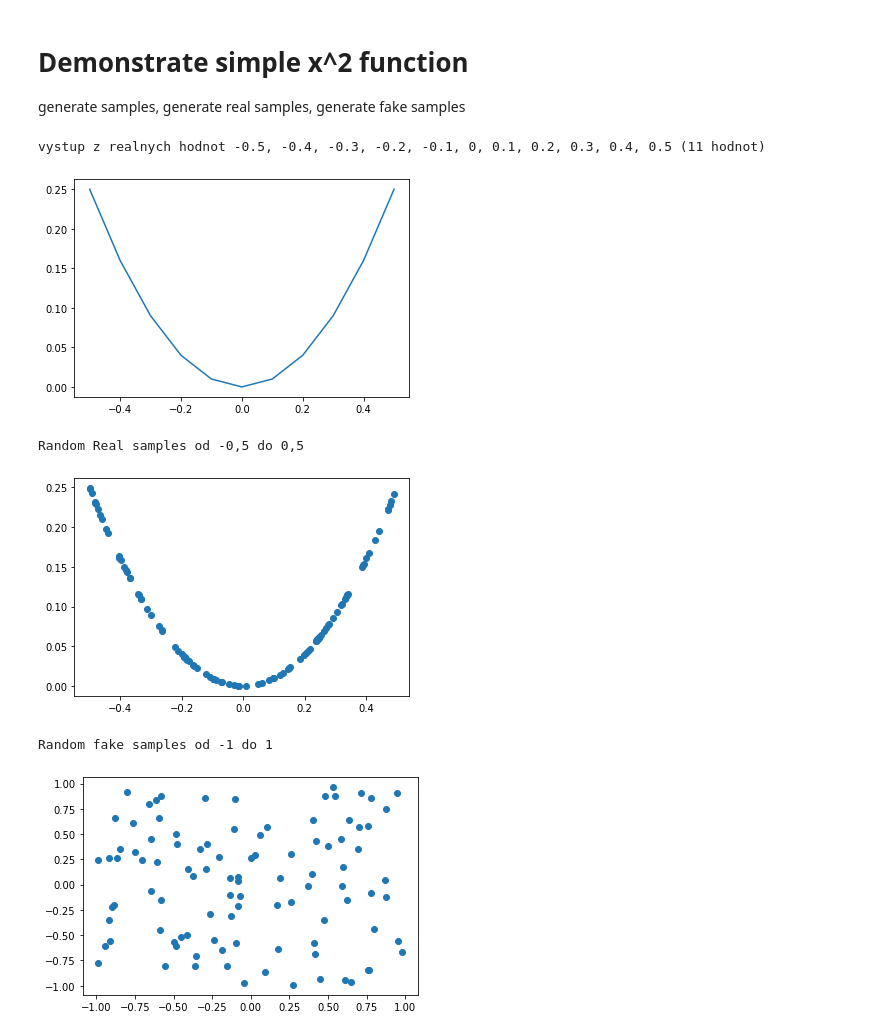
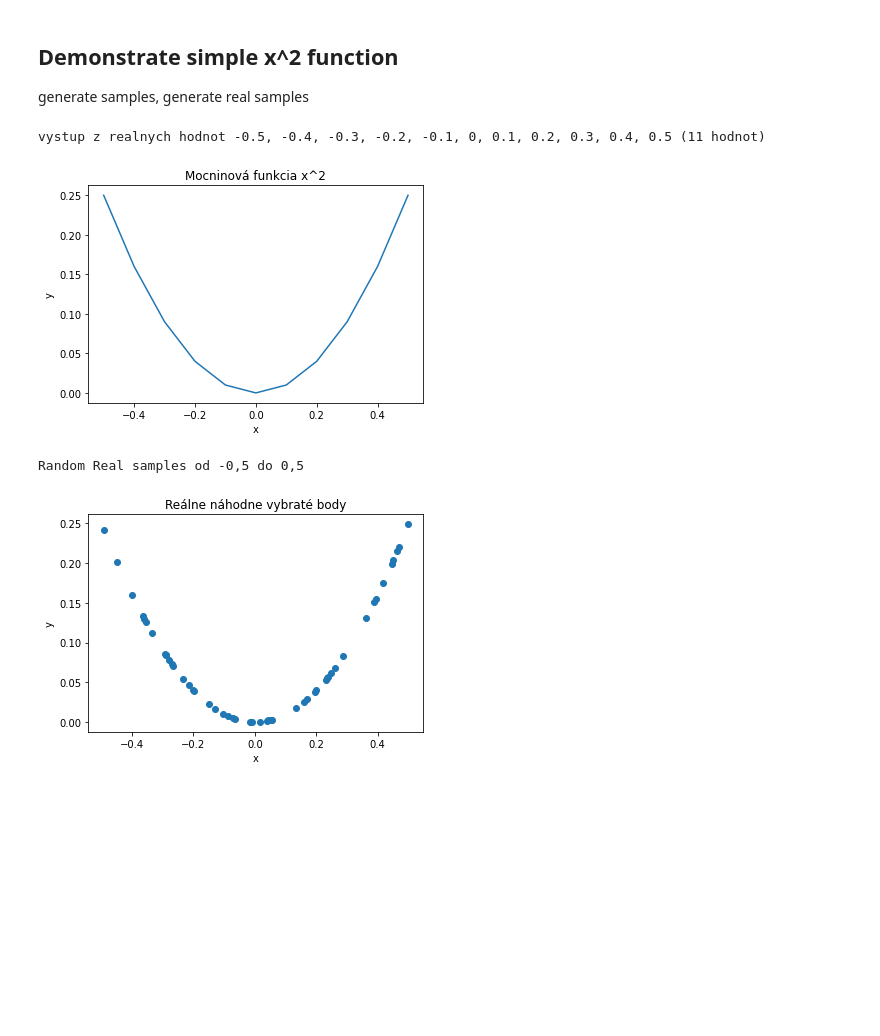
Before and after one commit to Shegy12/GAN-for-generating-artificial-ECG-data, a Jupyter notebook: GAN_1D_functions.ipynb, the cells around one changed output. Saved outputs shown, nothing was run; the diff lists cells and outputs as text; code cells hidden in the pictures; blank space fills up the shorter version.

```diff
--- a/GAN_1D_functions.ipynb
+++ b/GAN_1D_functions.ipynb
@@ -49,19 +54,10 @@ Using TensorFlow backend.
 # %% [markdown]
-# Demonstrate simple x^2 function
-generate samples, generate real samples, generate fake samples
+## **Demonstrate simple x^2 function**
+generate samples, generate real samples
 # %%
 # demonstrate simple x^2 function
 def calculate(x):
 	return x * x
-
-# define inputs
-inputs = [-0.5, -0.4, -0.3, -0.2, -0.1, 0, 0.1, 0.2, 0.3, 0.4, 0.5]
-# calculate outputs
-outputs = [calculate(x) for x in inputs]
-# plot the result
-print('vystup z realnych hodnot -0.5, -0.4, -0.3, -0.2, -0.1, 0, 0.1, 0.2, 0.3, 0.4, 0.5 (11 hodnot)')
-pyplot.plot(inputs, outputs)
-pyplot.show()
 
 # generate randoms sample from x^2 - FUNKCIA
 
@@ -70,59 +66,49 @@ def generate_samples(n=100):
 	#print(X1)
 	X2 = X1 * X1
 	# stack arrays - spojim dva stlpce X1 a X2
 	X1 = X1.reshape(n, 1)
 	X2 = X2.reshape(n, 1)
 	return hstack((X1, X2))  #vystup je v returne, dalej ukladam do x2_data
 
 # generate n REAL samples with class labels
 
 def generate_real_samples(n):
 	# generate inputs in [-0.5, 0.5]
 	X1 = rand(n) - 0.5
 	# generate outputs X^2
 	X2 = X1 * X1
 	# stack arrays
 	X1 = X1.reshape(n, 1)
 	X2 = X2.reshape(n, 1)
 	X = hstack((X1, X2))
 	# generate class labels
 	y = ones((n, 1)) # tymto hovorim ze vsetky vygenerovane data su real, same jednotky
 	return X, y
 
-# generate n FAKE samples with class labels
-
-def generate_fake_samples(n):
-	# generate inputs in [-1, 1]
-	X1 = -1 + rand(n) * 2
-	#print(X1)
-	# generate outputs in [-1, 1]
-	X2 = -1 + rand(n) * 2
-	# stack arrays
-	X1 = X1.reshape(n, 1)
-	X2 = X2.reshape(n, 1)
-	X = hstack((X1, X2))
-	# generate class labels
-	y = zeros((n, 1)) # tymto hovorim ze vsetky vygenerovane data su fake, same nuly
-	return X, y
+# define inputs
+inputs = [-0.5, -0.4, -0.3, -0.2, -0.1, 0, 0.1, 0.2, 0.3, 0.4, 0.5]
+# calculate outputs
+outputs = [calculate(x) for x in inputs]
+# plot the result
+print('vystup z realnych hodnot -0.5, -0.4, -0.3, -0.2, -0.1, 0, 0.1, 0.2, 0.3, 0.4, 0.5 (11 hodnot)')
+pyplot.plot(inputs, outputs)
+pyplot.title('Mocninová funkcia x^2')
+pyplot.xlabel('x')
+pyplot.ylabel('y')
+pyplot.show()
 
 # generate samples
-x2_data = generate_samples()
+x2_data = generate_samples(50)
 print('Random Real samples od -0,5 do 0,5')
 # plot samples
 pyplot.scatter(x2_data[:, 0], x2_data[:, 1])
+pyplot.title('Reálne náhodne vybraté body')
+pyplot.xlabel('x')
+pyplot.ylabel('y')
 pyplot.show()
-
-# generate fake samples
-[X,y] = generate_fake_samples(100)
-print('Random fake samples od -1 do 1')
-# plot samples
-pyplot.scatter(X[:,0], X[:,1])
-pyplot.show()
 # %% [output]
 vystup z realnych hodnot -0.5, -0.4, -0.3, -0.2, -0.1, 0, 0.1, 0.2, 0.3, 0.4, 0.5 (11 hodnot)
-[figure, old version]
+[figure, new version]
 Random Real samples od -0,5 do 0,5
-[figure, old version]
+[figure, new version]
-Random fake samples od -1 do 1
-[figure, removed]
 # %% [markdown]
```
Also changed, not shown: parts of 27 cells of this notebook.
